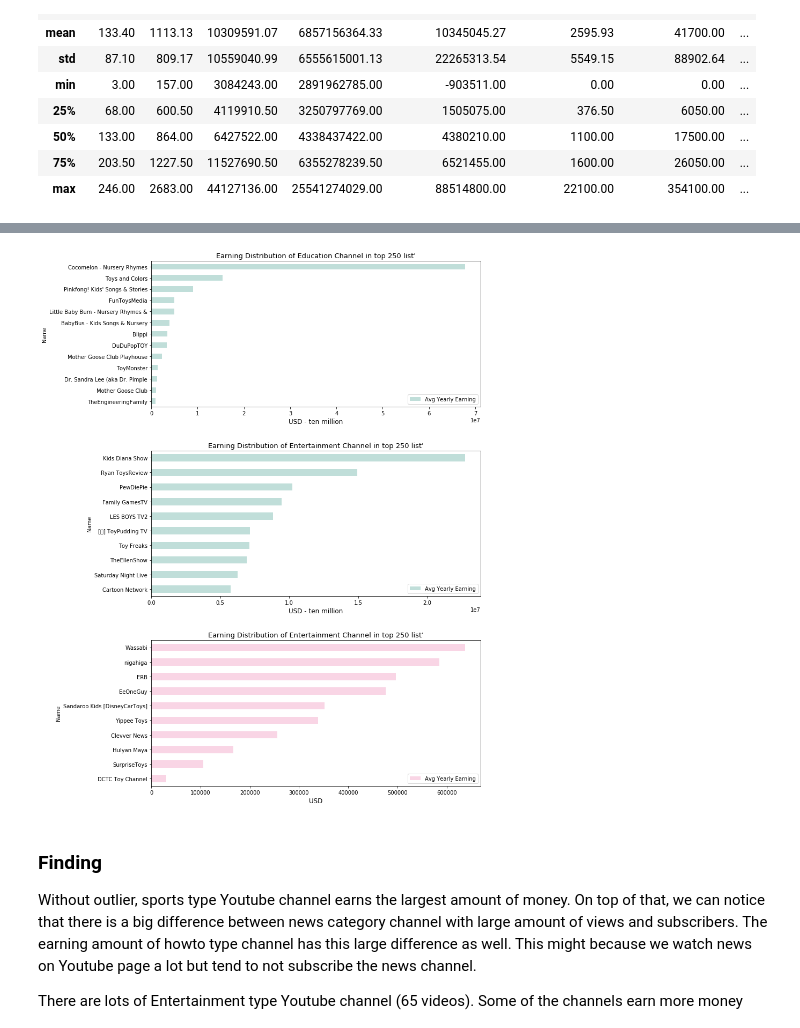
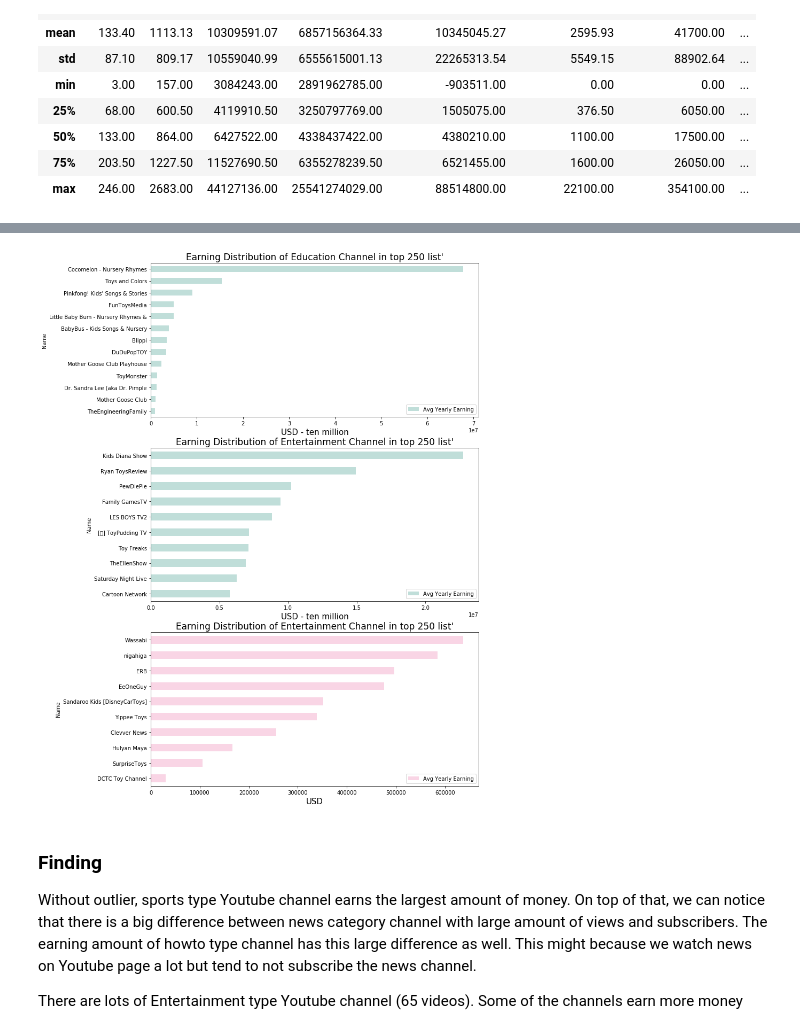
Before and after one commit to gillian850413/Final_Project, a Jupyter notebook: IS590PR_Final_Project_Final_Version.ipynb, the cells around one changed output, grey strips where cells are left out. Saved outputs shown, nothing was run; the diff lists cells and outputs as text; code cells hidden in the pictures.

```diff
--- a/IS590PR_Final_Project_Final_Version.ipynb
+++ b/IS590PR_Final_Project_Final_Version.ipynb
@@ -667,23 +676,23 @@ def youtubeChannelEarning(dataframe_name, category, subplot, position):
     if dataframe_name['Avg Yearly Earning'].max() < 10000000:
         g = dataframe_name[['Avg Yearly Earning']].plot(kind='barh', align='center',
                                                          linewidth=.9, color='#f9d5e5', ax=subplot[position])
-        g.set_xlabel('USD', fontsize=12)
-        g.set_title("Earning Distribution of " + category + " Channel in top 250 list'", fontsize=13)
+        g.set_xlabel('USD', fontsize=15)
+        g.set_title("Earning Distribution of " + category + " Channel in top 250 list'", fontsize=17)
     else:
         g = dataframe_name[['Avg Yearly Earning']].plot(kind='barh', align='center',
                                                          linewidth=.9, color='#c0ded9', ax=subplot[position])
-        g.set_xlabel('USD - ten million', fontsize=12)
-        g.set_title("Earning Distribution of " + category + " Channel in top 250 list'", fontsize=13)
+        g.set_xlabel('USD - ten million', fontsize=15)
+        g.set_title("Earning Distribution of " + category + " Channel in top 250 list'", fontsize=17)
 # %%
 fig, axes = plt.subplots(3, 1, figsize=(11, 18))
 
 axes[0] = youtubeChannelEarning(educationViews, 'Education', axes, 0)
 axes[1] = youtubeChannelEarning(entertainmentViews_top, 'Entertainment', axes, 1)
 axes[2] = youtubeChannelEarning(entertainmentViews_tail, 'Entertainment', axes, 2)
 
-fig.subplots_adjust(hspace=.3)
+fig.subplots_adjust(hspace=.2)
 # %% [output]
-[figure, old version]
+[figure, new version]
 # %% [markdown]
 ### Finding
 
```
Also changed, not shown: parts of 8 cells of this notebook.
